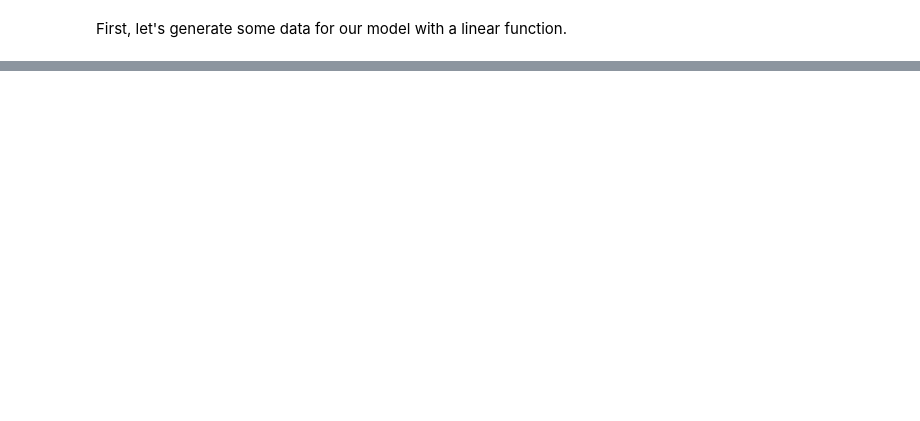
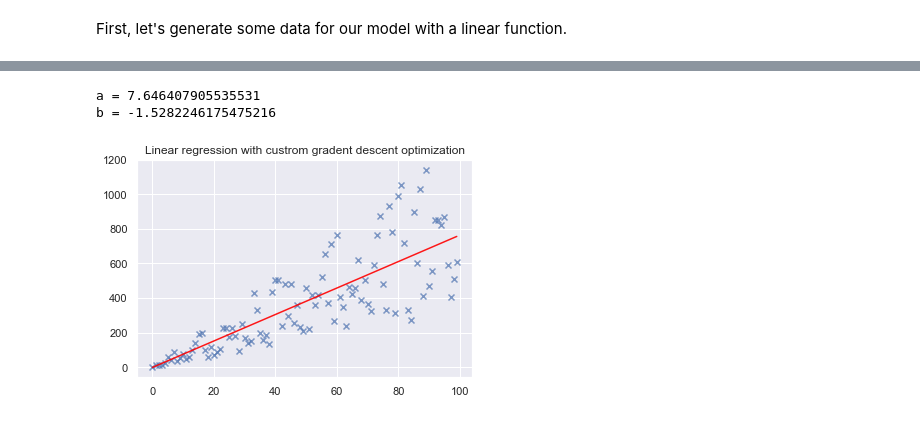
Before and after one commit to MartinKondor/MachineLearning, a Jupyter notebook: notebooks/Gradient descent demonstration.ipynb, the cells around one changed output, grey strips where cells are left out. Saved outputs shown, nothing was run; the diff lists cells and outputs as text; code cells hidden in the pictures; blank space fills up the shorter version.

```diff
--- a/notebooks/Gradient descent demonstration.ipynb
+++ b/notebooks/Gradient descent demonstration.ipynb
@@ -52,0 +90,30 @@ We can substutue in the linear equation:
+# %%
+epochs = 1000  # number of iterations
+alpha = 0.0005  # a number to regularize the gradient
+
+a, b = 2*np.random.random()-1, 2*np.random.random()-1
+N = len(X)
+
+for epoch in range(epochs):
+    dE_dX = 0
+    dE_dy = 0
+
+    for i in range(N):
+        dE_dX += -2*a*(y[i] - a*X[i] - b)
+        dE_dy += 2*(y[i] - a*X[i] - b)
+
+    a += -alpha*dE_dX / N
+    b += -alpha*dE_dy / N
+
+print('a = ' + str(a))
+print('b = ' + str(b))
+# %% [output]
+a = 7.646407905535531
+b = -1.5282246175475216
+# %%
+plt.scatter(X, y, cmap='Dark2', marker='x', alpha=.7)
+plt.plot(X, a*X + b, color='red', alpha=.9)
+plt.title('Linear regression with custrom gradent descent optimization')
+plt.show()
+# %% [output]
+[figure, added]
```
Also changed, not shown: parts of 3 cells of this notebook, 8 other files.
